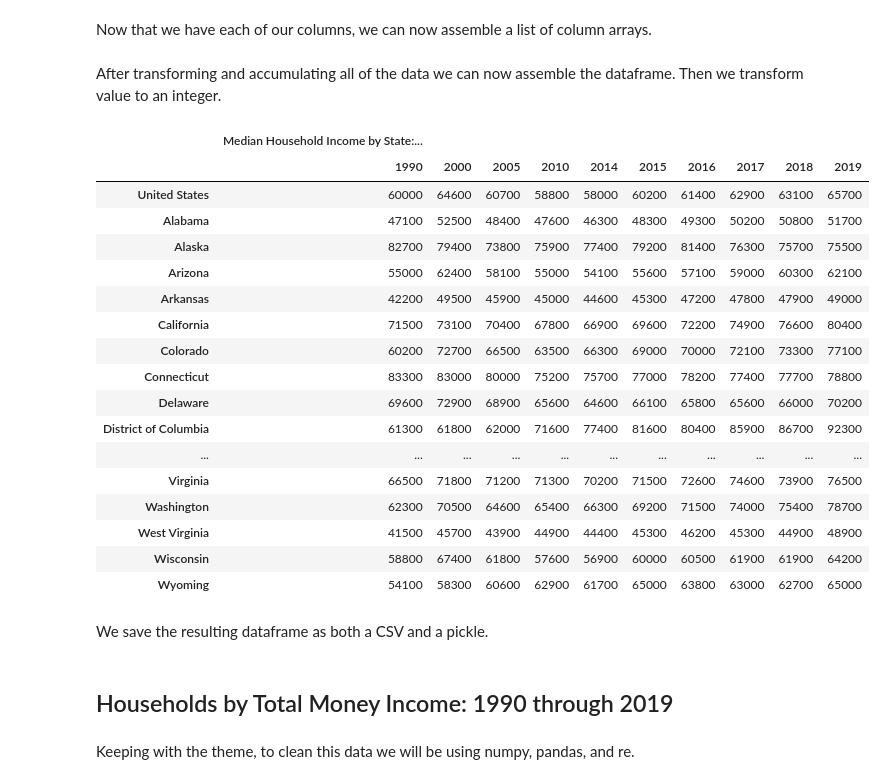
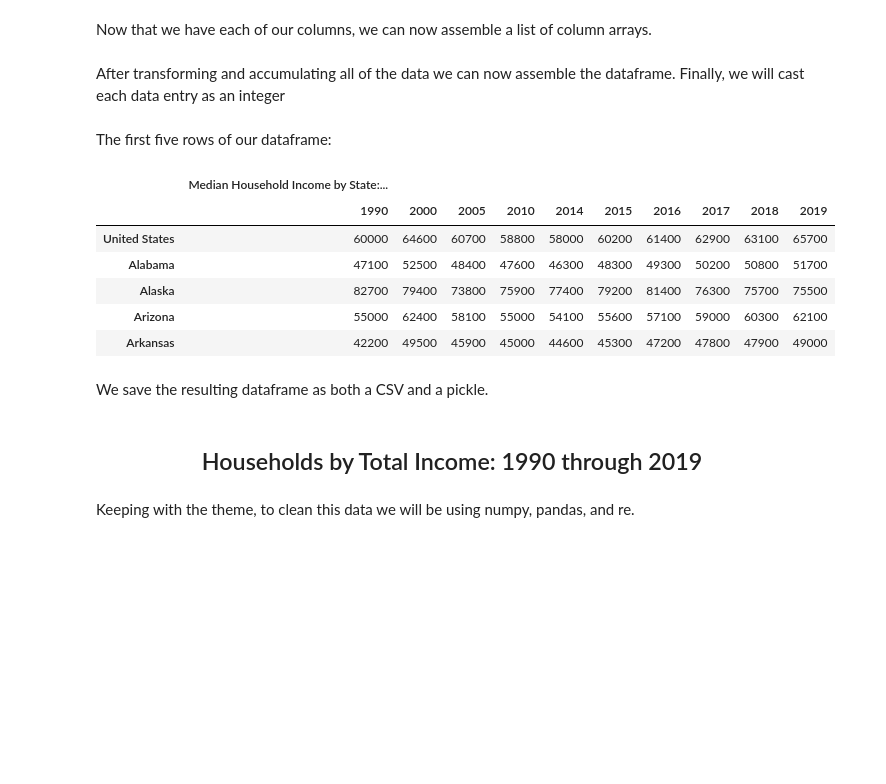
Before and after one commit to zee52791/CapstoneExcelGroup, a Jupyter notebook: ETL.ipynb, the cells around one changed output. Saved outputs shown, nothing was run; the diff lists cells and outputs as text; code cells hidden in the pictures; blank space fills up the shorter version.

```diff
--- a/ETL.ipynb
+++ b/ETL.ipynb
@@ -239,38 +259,29 @@ Now that we have each of our columns, we can now assemble a list of column array
 # %%
 column_arrays = [column_level1, column_level2]
 # %% [markdown]
-After transforming and accumulating all of the data we can now assemble the dataframe. Then we transform value to an integer.
+After transforming and accumulating all of the data we can now assemble the dataframe. Finally, we will cast each data entry as an integer
 # %%
 df = pd.DataFrame(clean_data, columns=column_arrays, index=index)
 df = df.astype(int)
+# %% [markdown]
+The first five rows of our dataframe:
 # %%
-df
+df.head()
 # %% [output]
 |  | Median Household Income by State:... |  |  |  |  |  |  |  |  |  |
 |  | 1990 | 2000 | 2005 | 2010 | 2014 | 2015 | 2016 | 2017 | 2018 | 2019 |
 | United States | 60000 | 64600 | 60700 | 58800 | 58000 | 60200 | 61400 | 62900 | 63100 | 65700 |
 | Alabama | 47100 | 52500 | 48400 | 47600 | 46300 | 48300 | 49300 | 50200 | 50800 | 51700 |
 | Alaska | 82700 | 79400 | 73800 | 75900 | 77400 | 79200 | 81400 | 76300 | 75700 | 75500 |
 | Arizona | 55000 | 62400 | 58100 | 55000 | 54100 | 55600 | 57100 | 59000 | 60300 | 62100 |
 | Arkansas | 42200 | 49500 | 45900 | 45000 | 44600 | 45300 | 47200 | 47800 | 47900 | 49000 |
-| California | 71500 | 73100 | 70400 | 67800 | 66900 | 69600 | 72200 | 74900 | 76600 | 80400 |
-| Colorado | 60200 | 72700 | 66500 | 63500 | 66300 | 69000 | 70000 | 72100 | 73300 | 77100 |
-| Connecticut | 83300 | 83000 | 80000 | 75200 | 75700 | 77000 | 78200 | 77400 | 77700 | 78800 |
-| Delaware | 69600 | 72900 | 68900 | 65600 | 64600 | 66100 | 65800 | 65600 | 66000 | 70200 |
-| District of Columbia | 61300 | 61800 | 62000 | 71600 | 77400 | 81600 | 80400 | 85900 | 86700 | 92300 |
-| ... | ... | ... | ... | ... | ... | ... | ... | ... | ... | ... |
-| Virginia | 66500 | 71800 | 71200 | 71300 | 70200 | 71500 | 72600 | 74600 | 73900 | 76500 |
-| Washington | 62300 | 70500 | 64600 | 65400 | 66300 | 69200 | 71500 | 74000 | 75400 | 78700 |
-| West Virginia | 41500 | 45700 | 43900 | 44900 | 44400 | 45300 | 46200 | 45300 | 44900 | 48900 |
-| Wisconsin | 58800 | 67400 | 61800 | 57600 | 56900 | 60000 | 60500 | 61900 | 61900 | 64200 |
-| Wyoming | 54100 | 58300 | 60600 | 62900 | 61700 | 65000 | 63800 | 63000 | 62700 | 65000 |
 # %% [markdown]
 We save the resulting dataframe as both a CSV and a pickle.
 # %%
 df.to_csv("clean-csv/tabn102-30.csv")
 df.to_pickle("clean-pickle/tabn102-30.pkl")
 # %% [markdown]
-## Households by Total Money Income: 1990 through 2019
+<h2 id='tablea2', style='text-align: center'>Households by Total Income: 1990 through 2019</h2>
 # %% [markdown]
 Keeping with the theme, to clean this data we will be using numpy, pandas, and re.
 # %%
```
Also changed, not shown: parts of 16 cells of this notebook.
